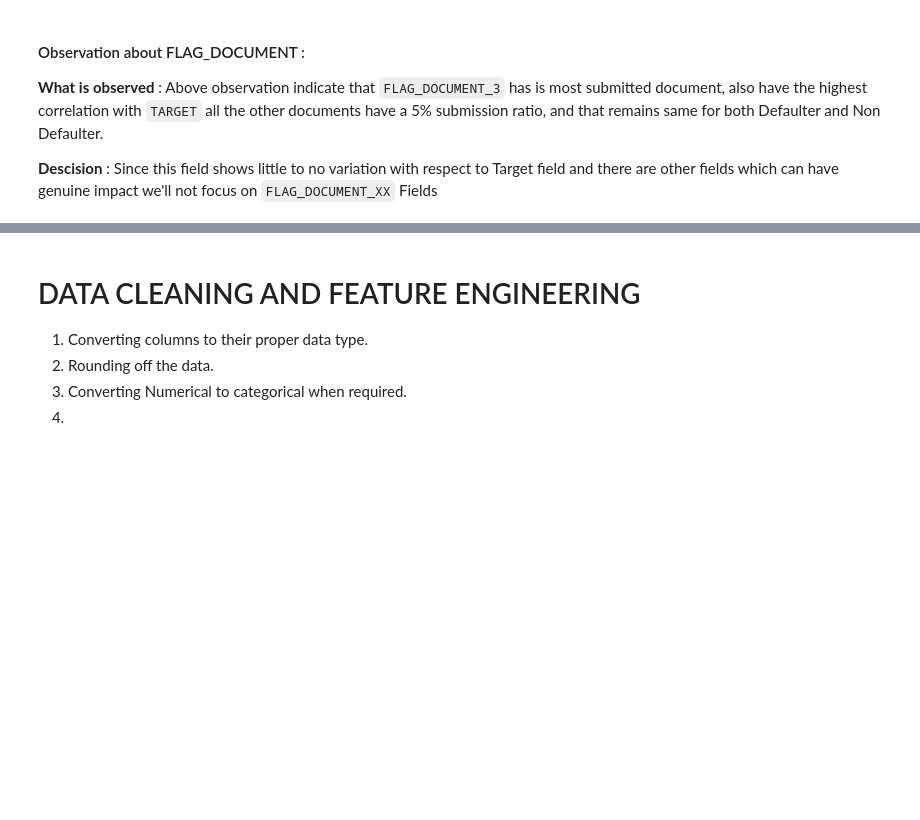
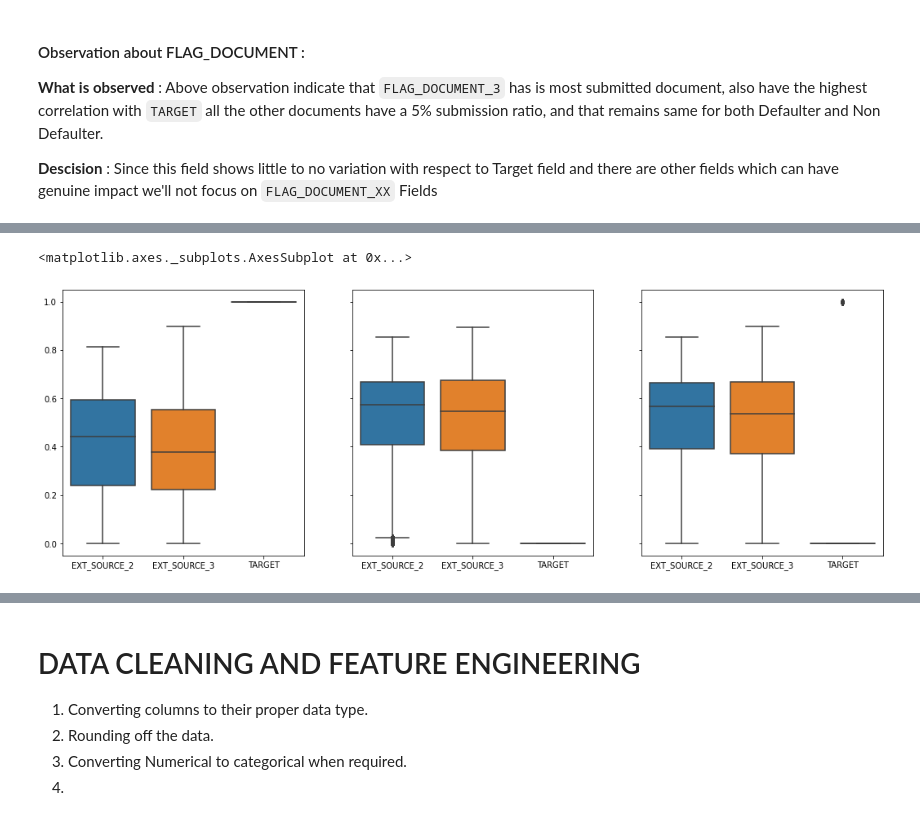
Before and after one commit to ani-kamavisdar/creditRiskAnalysis-EDA, a Jupyter notebook: Credit_EDA_Case_Study_PS_1.ipynb, the cells around one changed output, grey strips where cells are left out. Drawn from its saved outputs; the diff is of its cells as text; code cells hidden in the pictures; blank space fills up the shorter version.

```diff
--- a/Credit_EDA_Case_Study_PS_1.ipynb
+++ b/Credit_EDA_Case_Study_PS_1.ipynb
@@ -570,0 +548,5 @@ data_application.corr()['TARGET']*100
+# %%
+data_application['OBS_30_CNT_SOCIAL_CIRCLE'].fillna(0,inplace=True)
+data_application['DEF_30_CNT_SOCIAL_CIRCLE'].fillna(0,inplace=True)
+data_application['OBS_60_CNT_SOCIAL_CIRCLE'].fillna(0,inplace=True)
+data_application['DEF_60_CNT_SOCIAL_CIRCLE'].fillna(0,inplace=True)
@@ -570,0 +564,2 @@ data_application.corr()['TARGET']*100
+# %%
+data_application = data_application.loc[~data_application.DAYS_LAST_PHONE_CHANGE.isnull(),:]
@@ -570,0 +568,2 @@ data_application.corr()['TARGET']*100
+# %%
+cols = list(data_application.filter(like='REQ_CREDIT_BUREAU').columns)
@@ -570,0 +596,3 @@ data_application.corr()['TARGET']*100
+# %%
+for col in cols:
+    data_application[col].fillna(0,inplace=True)
@@ -570,0 +658,10 @@ data_application.corr()['TARGET']*100
+# %%
+subset = data_application.loc[:,['EXT_SOURCE_2','EXT_SOURCE_3','TARGET']]
+fig,ax = plt.subplots(ncols=3,sharey=True)
+fig.set_size_inches(18, 6, forward=True)
+sns.boxplot(data=subset[subset['TARGET']==1],ax=ax[0])
+sns.boxplot(data=subset[subset['TARGET']==0],ax=ax[1])
+sns.boxplot(data=subset,ax=ax[2])
+# %% [output]
+<matplotlib.axes._subplots.AxesSubplot at 0x...>
+[figure, added]
```
Also changed, not shown: parts of 59 cells of this notebook.
